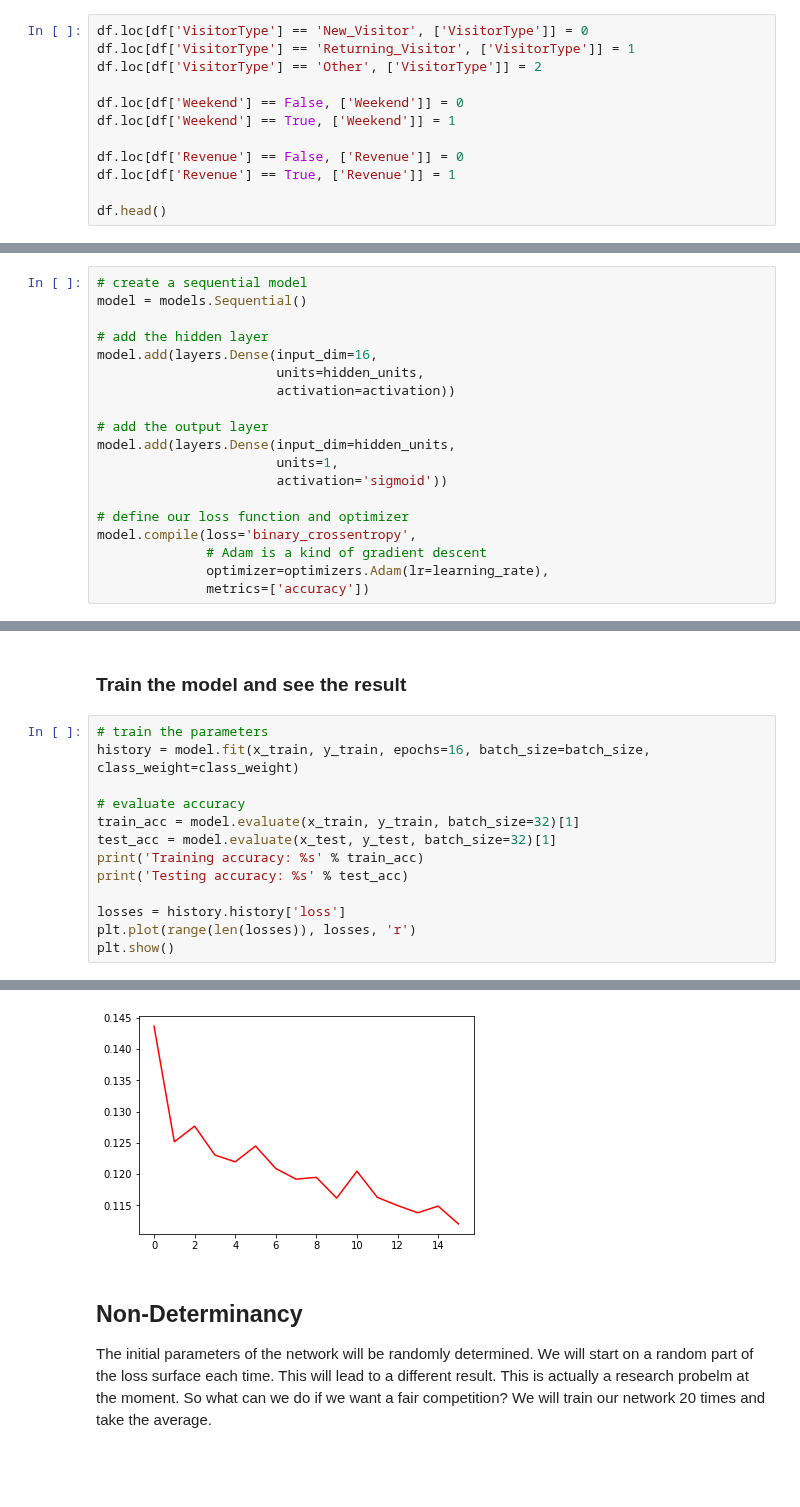
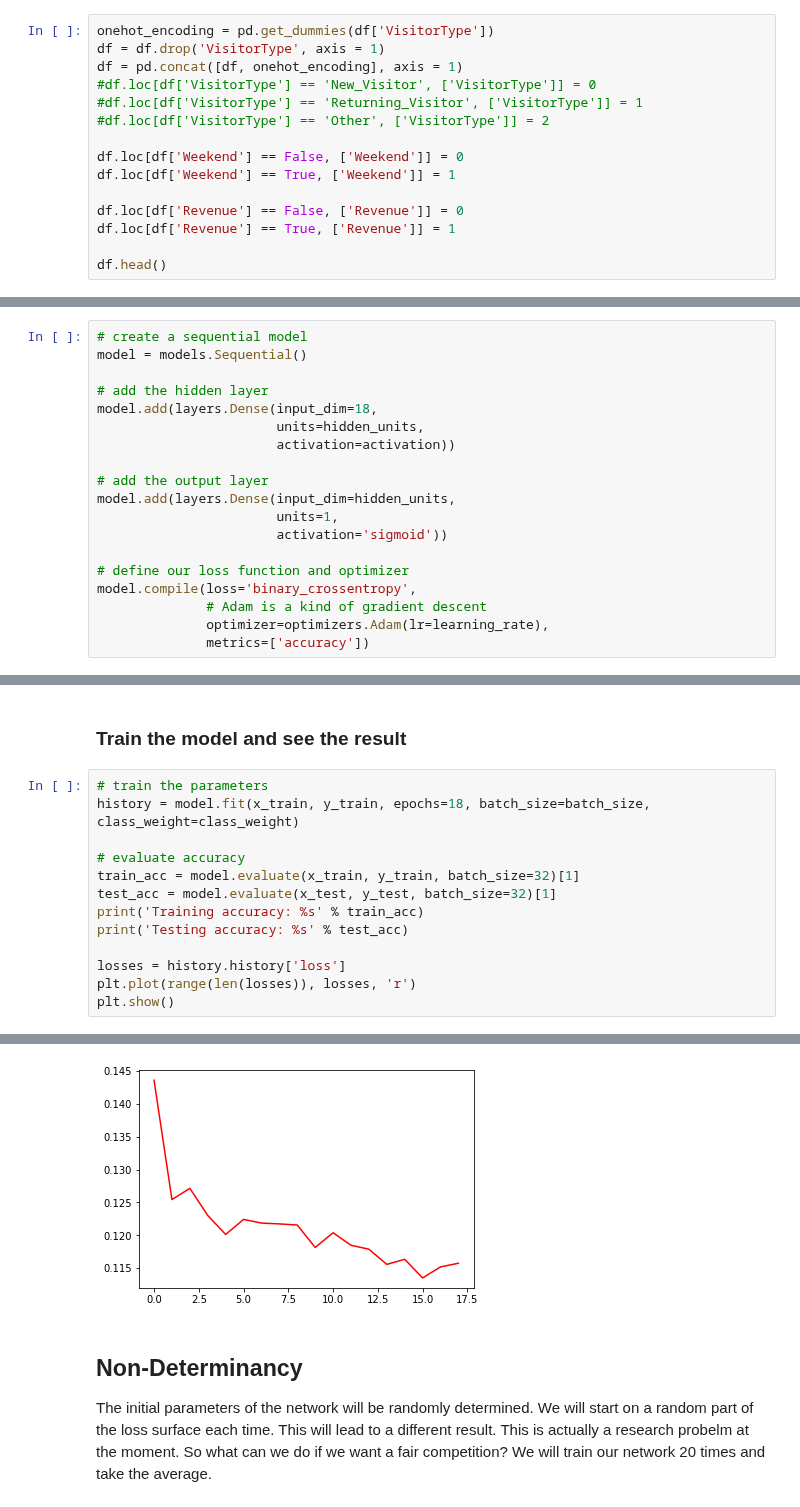
Before and after one commit to caviarNCKU/FDA_hw4, a Jupyter notebook: hw4.ipynb, the cells around one changed output, grey strips where cells are left out. Saved outputs shown, nothing was run; the diff lists cells and outputs as text; blank space fills up the shorter version.

Commit message:
v2. revise one-hot encoding

```diff
--- a/hw4.ipynb
+++ b/hw4.ipynb
@@ -61,9 +61,12 @@ df = df.drop(['Month'], axis = 1)
 ## Manage Categorical
 We have serveral categorical variables, VisitorType, Weekend, and Revenue, which we need to make into a one-hot encoding.
 # %%
-df.loc[df['VisitorType'] == 'New_Visitor', ['VisitorType']] = 0
-df.loc[df['VisitorType'] == 'Returning_Visitor', ['VisitorType']] = 1
-df.loc[df['VisitorType'] == 'Other', ['VisitorType']] = 2
+onehot_encoding = pd.get_dummies(df['VisitorType'])
+df = df.drop('VisitorType', axis = 1)
+df = pd.concat([df, onehot_encoding], axis = 1)
+#df.loc[df['VisitorType'] == 'New_Visitor', ['VisitorType']] = 0
+#df.loc[df['VisitorType'] == 'Returning_Visitor', ['VisitorType']] = 1
+#df.loc[df['VisitorType'] == 'Other', ['VisitorType']] = 2
 
 df.loc[df['Weekend'] == False, ['Weekend']] = 0
 df.loc[df['Weekend'] == True, ['Weekend']] = 1
@@ -180,7 +183,7 @@ batch_size = 32     # how many samples to use for each gradient descent update
 model = models.Sequential()
 
 # add the hidden layer
-model.add(layers.Dense(input_dim=16,
+model.add(layers.Dense(input_dim=18,
                        units=hidden_units,
                        activation=activation))
 
@@ -210,7 +213,7 @@ class_weight = {
 ### Train the model and see the result
 # %%
 # train the parameters
-history = model.fit(x_train, y_train, epochs=16, batch_size=batch_size, class_weight=class_weight)
+history = model.fit(x_train, y_train, epochs=18, batch_size=batch_size, class_weight=class_weight)
 
 # evaluate accuracy
 train_acc = model.evaluate(x_train, y_train, batch_size=32)[1]
@@ -242,4 +245,4 @@ Testing accuracy: 0.6912098605544622
-[figure, old version]
+[figure, new version]
 # %% [markdown]
 ## Non-Determinancy
 The initial parameters of the network will be randomly determined. We will start on a random part of the loss surface each time. This will lead to a different result.
```
Also changed, not shown: parts of 9 cells of this notebook.
